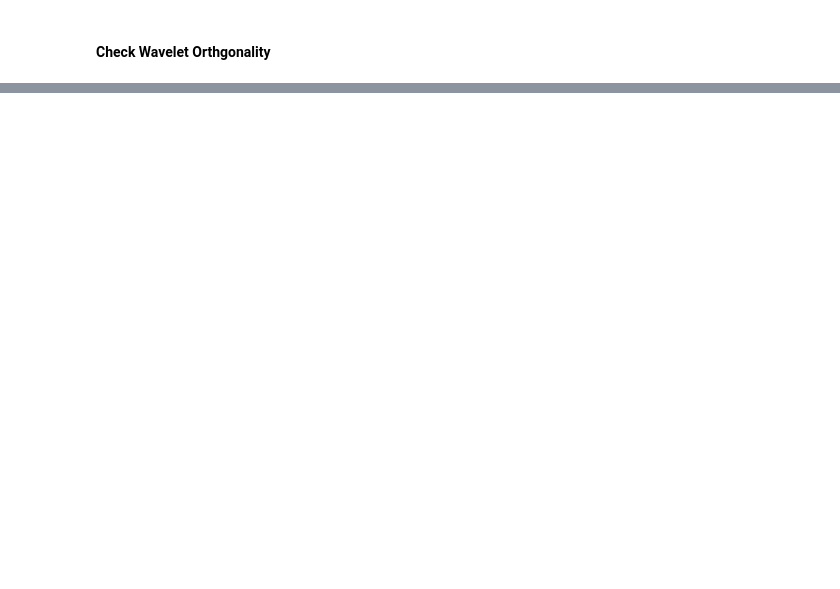
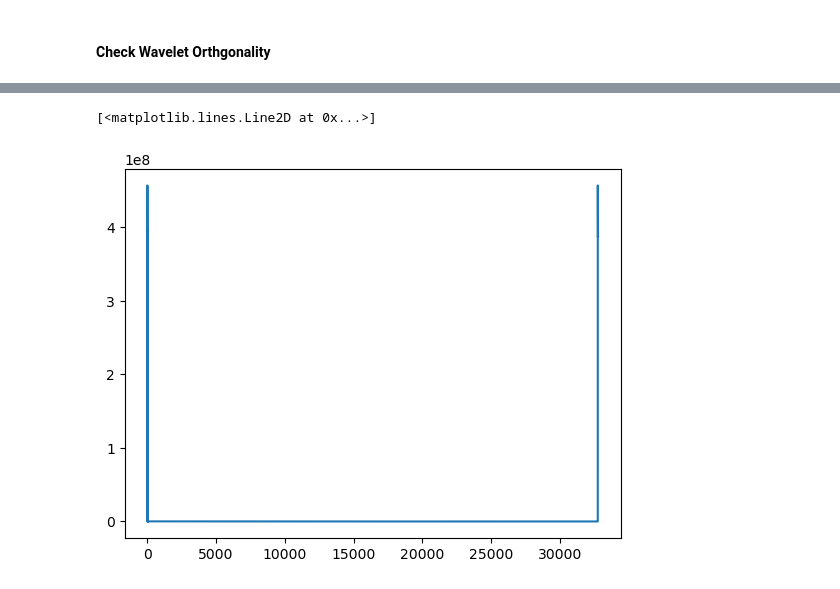
Before and after one commit to aphoffmann/InvertibleWavelets, a Jupyter notebook: ExampleUsage.ipynb, the cells around one changed output, grey strips where cells are left out. Drawn from its saved outputs; the diff is of its cells as text; code cells hidden in the pictures; blank space fills up the shorter version.

```diff
--- a/ExampleUsage.ipynb
+++ b/ExampleUsage.ipynb
@@ -94,0 +111,5 @@ plt.plot(np.fft.ifft(transform.Wfreq[2], axis=-1).real)
+# %%
+plt.plot(transform.Sfreq)
+# %% [output]
+[<matplotlib.lines.Line2D at 0x...>]
+[figure, added]
```
Also changed, not shown: parts of 16 cells of this notebook, 3 other files.
